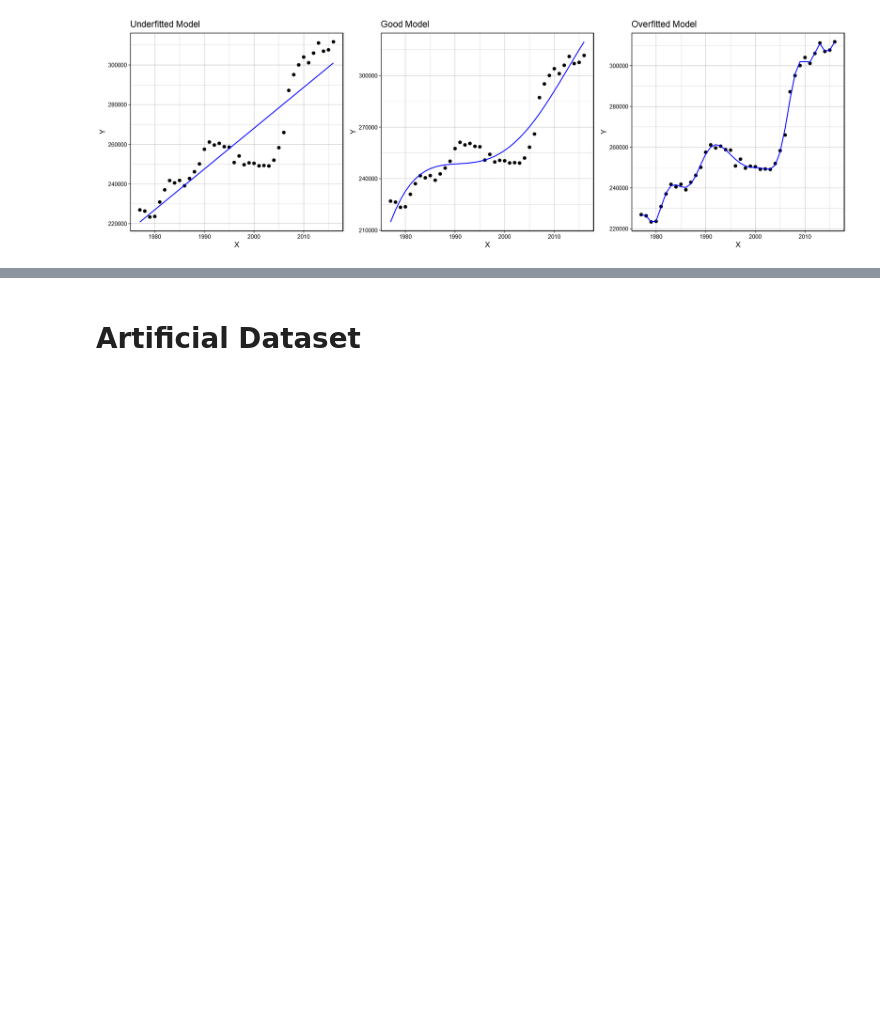
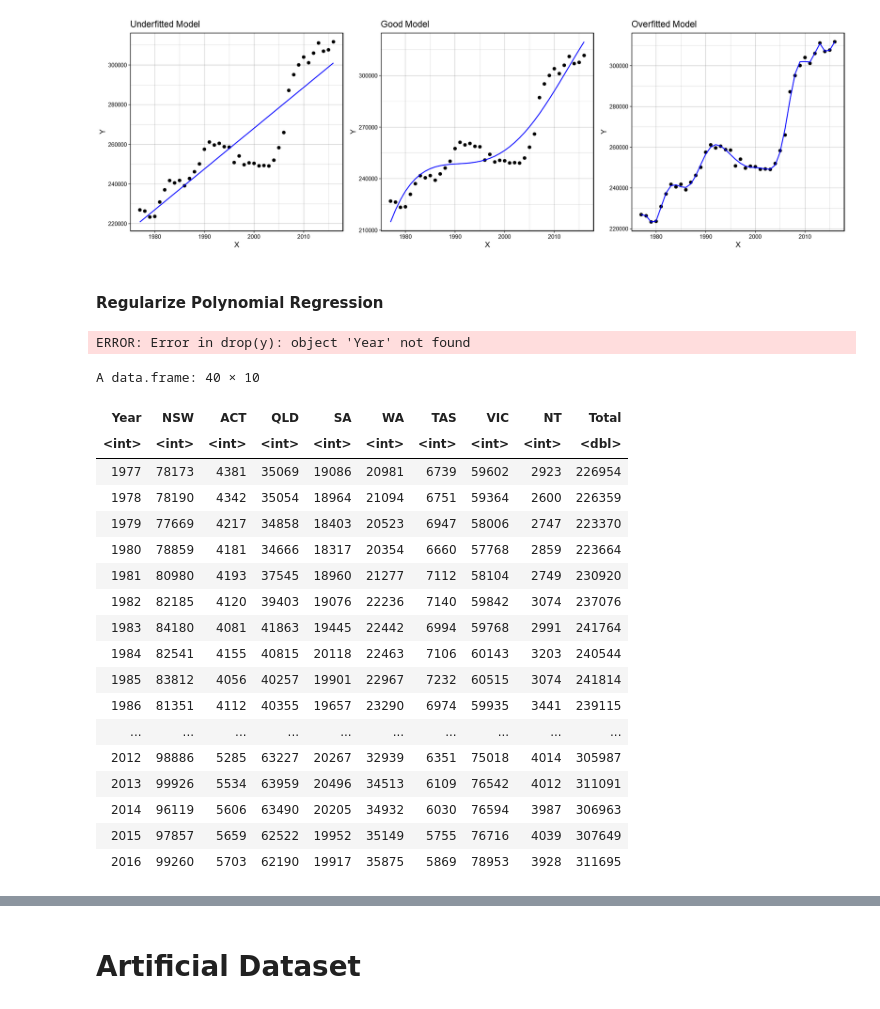
Before and after one commit to Agewerc/Regularization, a Jupyter notebook: Regularization.ipynb, the cells around one changed output, grey strips where cells are left out. Drawn from its saved outputs; the diff is of its cells as text; code cells hidden in the pictures; blank space fills up the shorter version.

```diff
--- a/Regularization.ipynb
+++ b/Regularization.ipynb
@@ -61,3 +73,38 @@ ggtitle("Overfitted Model") +  geom_line(color='blue', data = births, aes(x=X, y
 grid.arrange(plot1, plot2, plot3, nrow = 1) # display of first plot
 # %% [output]
 [figure]
+# %% [markdown]
+#### Regularize Polynomial Regression
+# %%
+x <- model.matrix(Year ~ poly(Year, 10), data = births)
+model <- cv.glmnet(y = Year,
+                   x = x,
+                   alpha = 0,
+                   family = "multinomial",
+                   lambda.min.ratio = 1e-6) #changed it from the default since it looked the optimum is lower then the min lambda tried
+
+plot(model)
+# %% [output]
+ERROR: Error in drop(y): object 'Year' not found
+# %%
+births
+# %% [output]
+A data.frame: 40 × 10
+| Year | NSW | ACT | QLD | SA | WA | TAS | VIC | NT | Total |
+| <int> | <int> | <int> | <int> | <int> | <int> | <int> | <int> | <int> | <dbl> |
+| 1977 | 78173 | 4381 | 35069 | 19086 | 20981 | 6739 | 59602 | 2923 | 226954 |
+| 1978 | 78190 | 4342 | 35054 | 18964 | 21094 | 6751 | 59364 | 2600 | 226359 |
+| 1979 | 77669 | 4217 | 34858 | 18403 | 20523 | 6947 | 58006 | 2747 | 223370 |
+| 1980 | 78859 | 4181 | 34666 | 18317 | 20354 | 6660 | 57768 | 2859 | 223664 |
+| 1981 | 80980 | 4193 | 37545 | 18960 | 21277 | 7112 | 58104 | 2749 | 230920 |
+| 1982 | 82185 | 4120 | 39403 | 19076 | 22236 | 7140 | 59842 | 3074 | 237076 |
+| 1983 | 84180 | 4081 | 41863 | 19445 | 22442 | 6994 | 59768 | 2991 | 241764 |
+| 1984 | 82541 | 4155 | 40815 | 20118 | 22463 | 7106 | 60143 | 3203 | 240544 |
+| 1985 | 83812 | 4056 | 40257 | 19901 | 22967 | 7232 | 60515 | 3074 | 241814 |
+| 1986 | 81351 | 4112 | 40355 | 19657 | 23290 | 6974 | 59935 | 3441 | 239115 |
+| ... | ... | ... | ... | ... | ... | ... | ... | ... | ... |
+| 2012 | 98886 | 5285 | 63227 | 20267 | 32939 | 6351 | 75018 | 4014 | 305987 |
+| 2013 | 99926 | 5534 | 63959 | 20496 | 34513 | 6109 | 76542 | 4012 | 311091 |
+| 2014 | 96119 | 5606 | 63490 | 20205 | 34932 | 6030 | 76594 | 3987 | 306963 |
+| 2015 | 97857 | 5659 | 62522 | 19952 | 35149 | 5755 | 76716 | 4039 | 307649 |
+| 2016 | 99260 | 5703 | 62190 | 19917 | 35875 | 5869 | 78953 | 3928 | 311695 |
```
Also changed, not shown: parts of 4 cells of this notebook.
